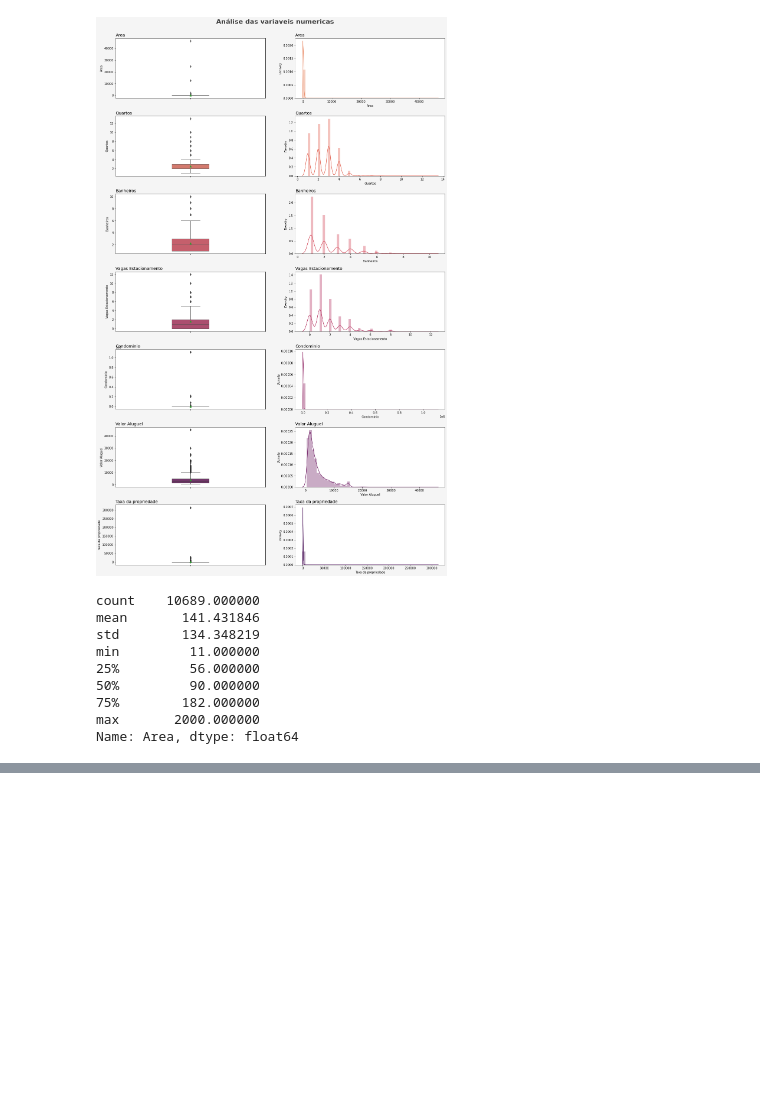
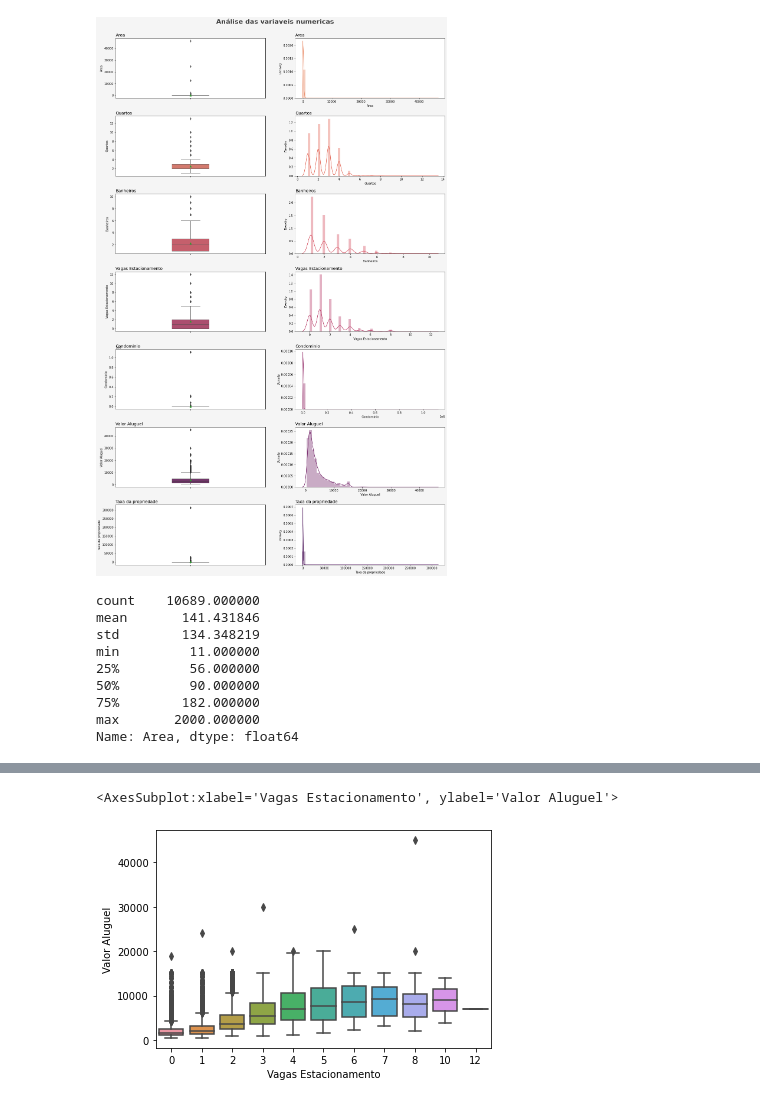
Before and after one commit to isaacuchoa/dataHouse, a Jupyter notebook: datahouse.ipynb, the cells around one changed output, grey strips where cells are left out. Drawn from its saved outputs; the diff is of its cells as text; code cells hidden in the pictures; blank space fills up the shorter version.

```diff
--- a/datahouse.ipynb
+++ b/datahouse.ipynb
@@ -263,3 +263,9 @@ df.head(5)
 | 2 | Porto Alegre | 80 | 1 | 1 | 1 | 6 | Sim | Não | 1000 | ... |
 | 3 | Porto Alegre | 51 | 2 | 1 | 0 | 2 | Sim | Não | 270 | ... |
 | 4 | São Paulo | 25 | 1 | 1 | 0 | 1 | Não | Não | 0 | ... |
+# %%
+
+sns.boxplot(data=df, x="Vagas Estacionamento", y="Valor Aluguel")
+# %% [output]
+<AxesSubplot:xlabel='Vagas Estacionamento', ylabel='Valor Aluguel'>
+[figure, added]
```
Also changed, not shown: parts of 1 cell of this notebook.
